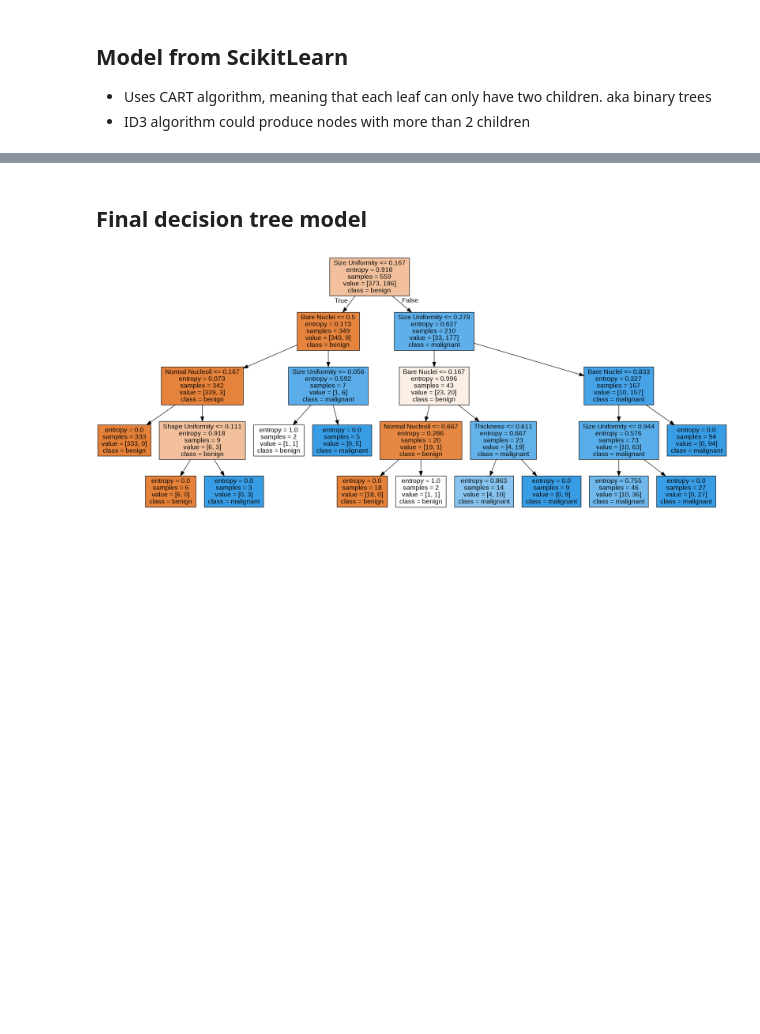
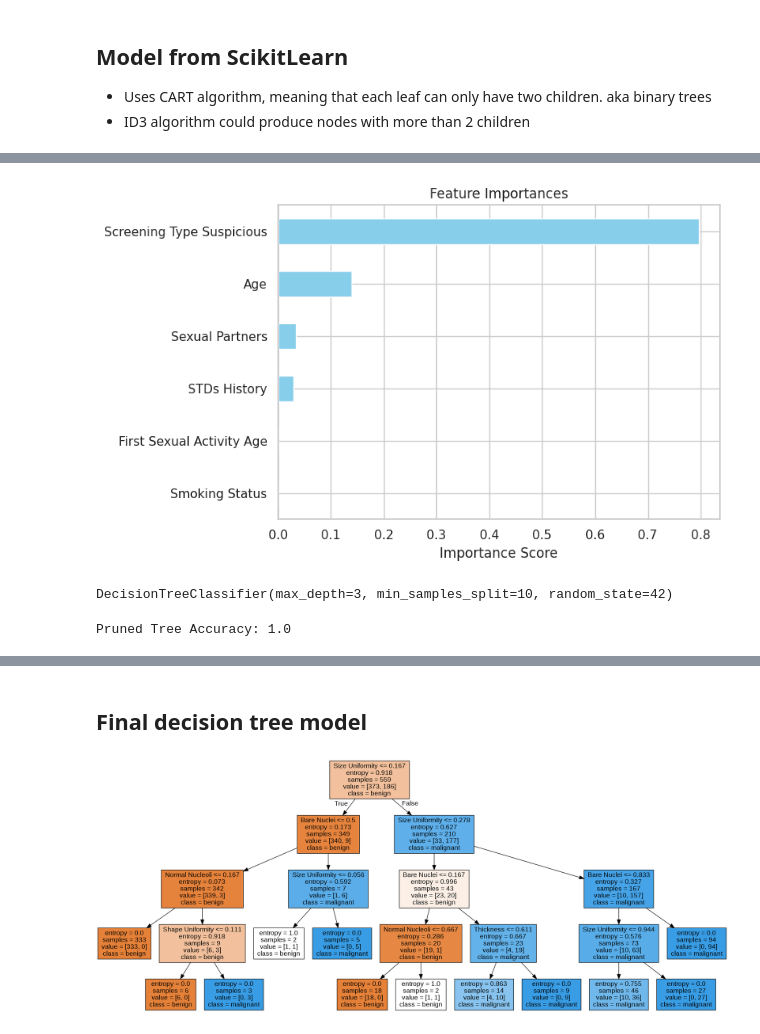
Before and after one commit to Anne-Okingo/Code_Ssipers_Afya_Kuu, a Jupyter notebook: Predicting_breast_cancer_with_decision_trees (2).ipynb, the cells around one changed output, grey strips where cells are left out. Cells and saved outputs as stored; diff of their text form; code cells hidden in the pictures; blank space fills up the shorter version.

```diff
--- a/Predicting_breast_cancer_with_decision_trees (2).ipynb
+++ b/Predicting_breast_cancer_with_decision_trees (2).ipynb
@@ -1014,0 +1077,37 @@ dot = export_graphviz(d_tree, feature_names = x.columns, class_names = ['benign'
+# %%
+# Feature Importance
+# See which features the tree considered most useful in classification.
+
+import pandas as pd
+import matplotlib.pyplot as plt
+
+# Use best_model, not dtree
+feature_importances = pd.Series(best_model.feature_importances_, index=features)
+
+# Sort and plot
+feature_importances.sort_values(ascending=True).plot(
+    kind='barh',
+    title='Feature Importances',
+    figsize=(8, 5),
+    color='skyblue'
+)
+
+plt.xlabel("Importance Score")
+plt.tight_layout()
+plt.show()
+# %% [output]
+[figure, added]
+# %%
+#Pruning (To Prevent Overfitting)
+#(to do limit tree depth, minimum samples, etc.)
+
+# Create a pruned version of the tree
+dtree_pruned = DecisionTreeClassifier(
+    max_depth=3,               # limit depth to 3 levels (simpler tree)
+    min_samples_split=10,      # at least 10 samples to consider a split
+    random_state=42            # reproducibility
+)
+
+dtree_pruned.fit(X_train, y_train)  # Train on training set
+# %% [output]
+DecisionTreeClassifier(max_depth=3, min_samples_split=10, random_state=42)
@@ -1014,0 +1117,5 @@ dot = export_graphviz(d_tree, feature_names = x.columns, class_names = ['benign'
+# %%
+# Evaluate the pruned model
+print("Pruned Tree Accuracy:", accuracy_score(y_test, y_pred_pruned))
+# %% [output]
+Pruned Tree Accuracy: 1.0
```
Also changed, not shown: parts of 41 cells of this notebook.
